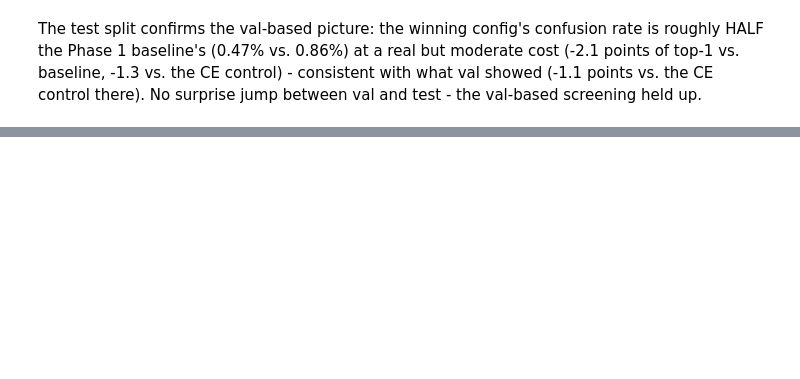
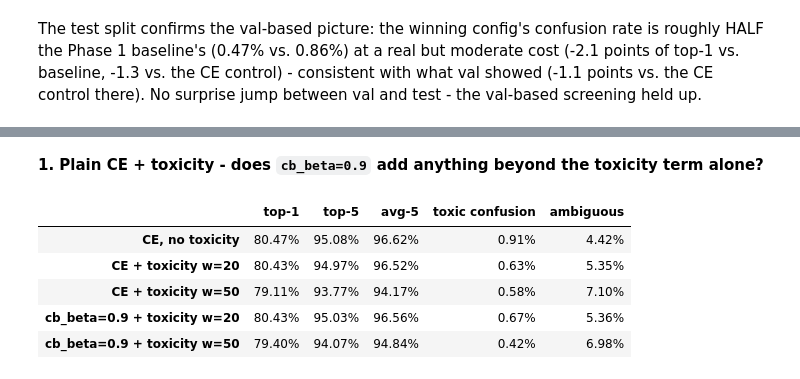
Before and after one commit to carltoast/purr-ceptron, a Jupyter notebook: notebooks/04_decoupled_training_comparison.ipynb, the cells around one changed output, grey strips where cells are left out. Cells and saved outputs as stored; diff of their text form; code cells hidden in the pictures; blank space fills up the shorter version.

```diff
--- a/notebooks/04_decoupled_training_comparison.ipynb
+++ b/notebooks/04_decoupled_training_comparison.ipynb
@@ -624,0 +713,27 @@ between val and test - the val-based screening held up.
+# %% [markdown]
+**1. Plain CE + toxicity - does `cb_beta=0.9` add anything
+beyond the toxicity term alone?**
+# %%
+CE_TOX_RUNS = {
+    "CE, no toxicity": "decoupled_ce",
+    "CE + toxicity w=20": "decoupled_ce_toxicity_w20.0",
+    "CE + toxicity w=50": "decoupled_ce_toxicity_w50.0",
+    "cb_beta=0.9 + toxicity w=20": "decoupled_cb_loss_beta0.9_toxicity_w20.0",
+    "cb_beta=0.9 + toxicity w=50": "decoupled_cb_loss_beta0.9_toxicity_w50.0",
+}
+ce_tox_results = {label: load_eval(run, f"eval_{SPLIT}.json") for label, run in CE_TOX_RUNS.items()}
+ce_tox_df = pd.DataFrame(
+    {label: row_for(result) for label, result in ce_tox_results.items()}
+).T
+ce_tox_df.style.format(
+    {"top-1": "{:.2%}", "top-5": "{:.2%}", "avg-5": "{:.2%}",
+     "toxic confusion": "{:.2%}", "ambiguous": "{:.2%}"},
+    na_rep="pending",
+)
+# %% [output]
+|  | top-1 | top-5 | avg-5 | toxic confusion | ambiguous |
+| CE, no toxicity | 80.47% | 95.08% | 96.62% | 0.91% | 4.42% |
+| CE + toxicity w=20 | 80.43% | 94.97% | 96.52% | 0.63% | 5.35% |
+| CE + toxicity w=50 | 79.11% | 93.77% | 94.17% | 0.58% | 7.10% |
+| cb_beta=0.9 + toxicity w=20 | 80.43% | 95.03% | 96.56% | 0.67% | 5.36% |
+| cb_beta=0.9 + toxicity w=50 | 79.40% | 94.07% | 94.84% | 0.42% | 6.98% |
```
Also changed, not shown: parts of 22 cells of this notebook, 6 other files.
